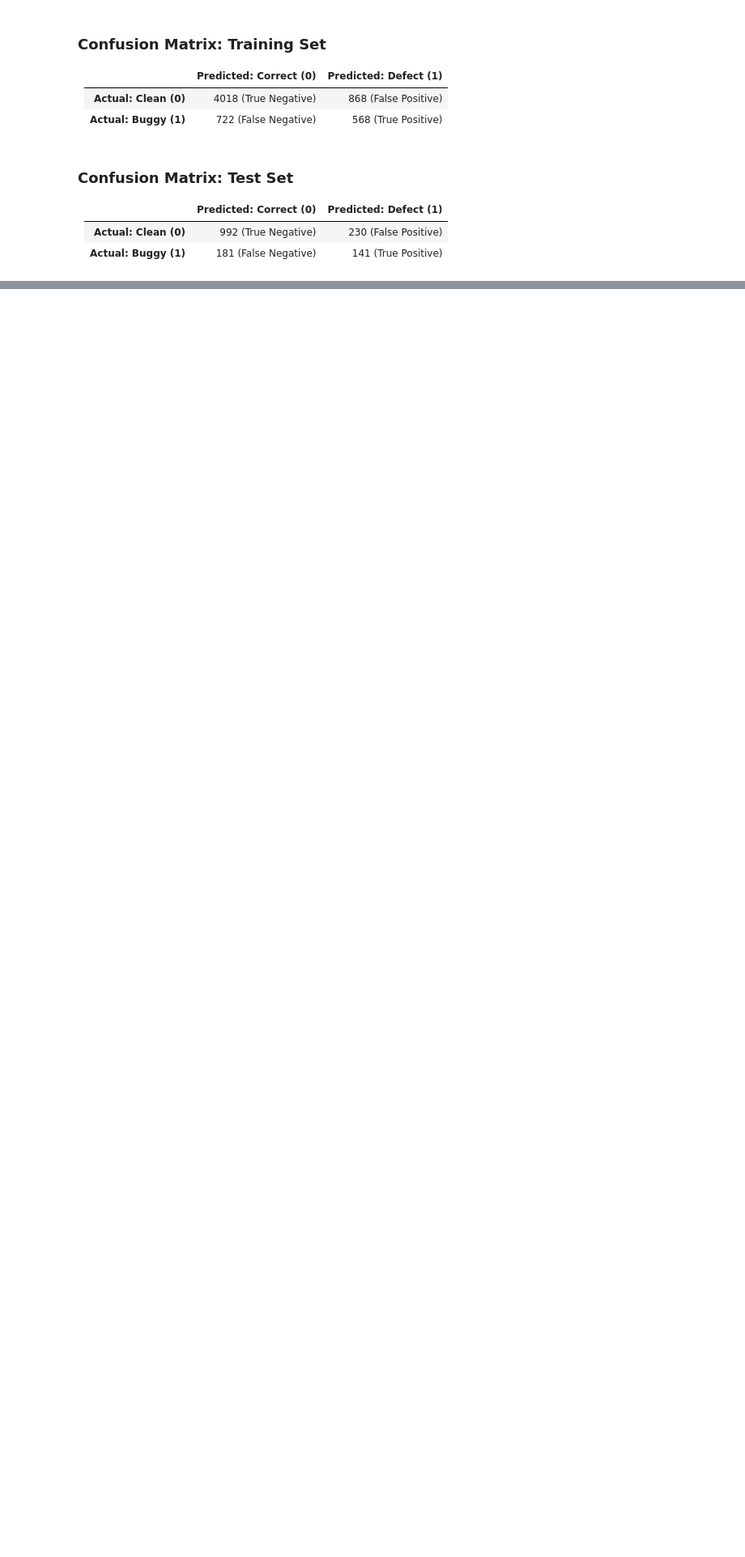
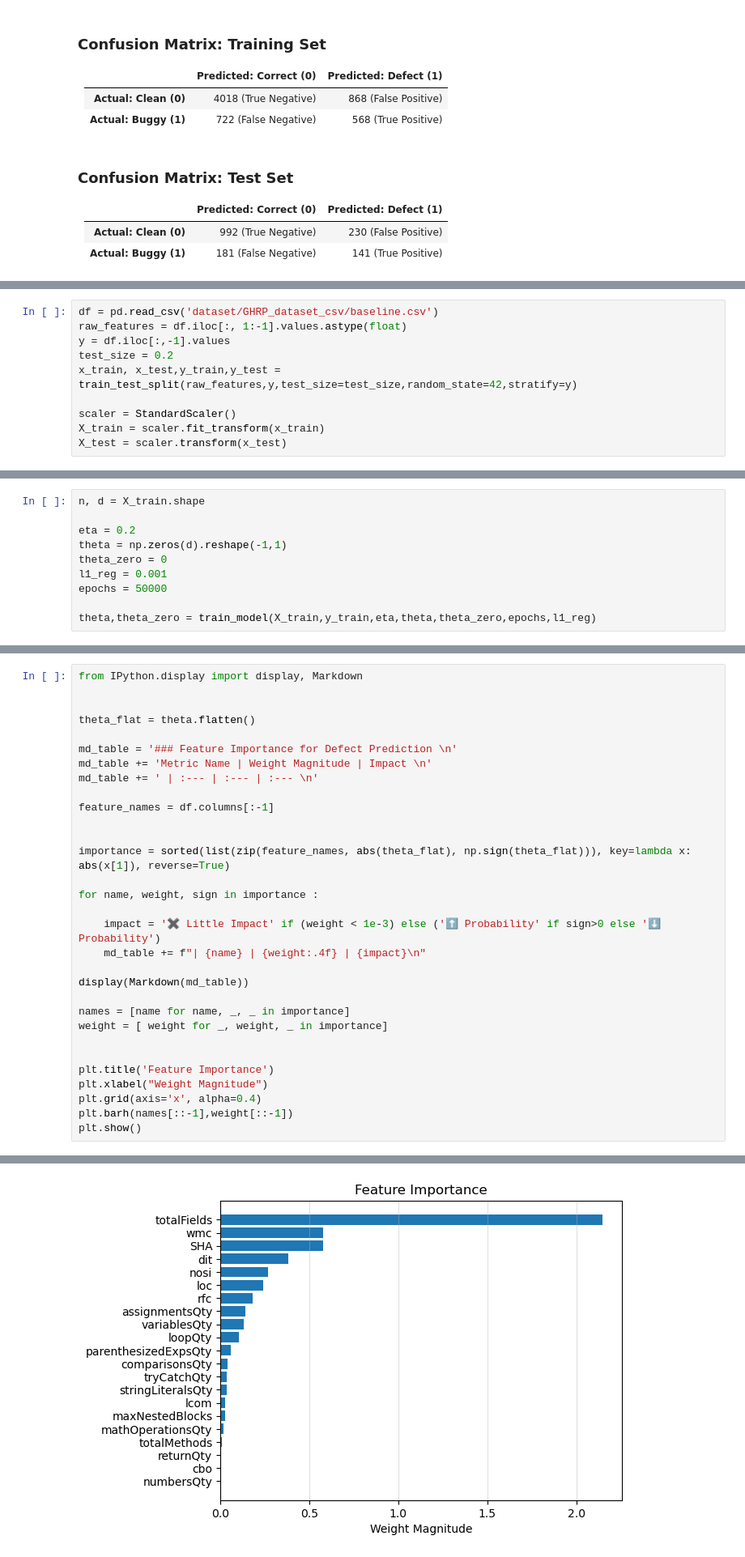
Before and after one commit to agoodyer/software-defect-prediction, a Jupyter notebook: logistic_regression_test.ipynb, the cells around one changed output, grey strips where cells are left out. Shown: that part at 81% size. Saved outputs shown, nothing was run; the diff lists cells and outputs as text; blank space fills up the shorter version.

```diff
--- a/logistic_regression_test.ipynb
+++ b/logistic_regression_test.ipynb
@@ -244,0 +251,10 @@ Metric Name | Weight Magnitude | Impact
+# %%
+df = pd.read_csv('dataset/GHRP_dataset_csv/baseline.csv')
+raw_features = df.iloc[:, 1:-1].values.astype(float)
+y = df.iloc[:,-1].values
+test_size = 0.2
+x_train, x_test,y_train,y_test = train_test_split(raw_features,y,test_size=test_size,random_state=42,stratify=y)
+
+scaler = StandardScaler()
+X_train = scaler.fit_transform(x_train)
+X_test = scaler.transform(x_test)
@@ -244,0 +293,10 @@ Metric Name | Weight Magnitude | Impact
+# %%
+n, d = X_train.shape
+
+eta = 0.2
+theta = np.zeros(d).reshape(-1,1)
+theta_zero = 0
+l1_reg = 0.001
+epochs = 50000
+
+theta,theta_zero = train_model(X_train,y_train,eta,theta,theta_zero,epochs,l1_reg)
@@ -244,0 +320,32 @@ Metric Name | Weight Magnitude | Impact
+# %%
+from IPython.display import display, Markdown
+
+
+theta_flat = theta.flatten()
+
+md_table = '### Feature Importance for Defect Prediction \n'
+md_table += 'Metric Name | Weight Magnitude | Impact \n'
+md_table += ' | :--- | :--- | :--- \n'
+
+feature_names = df.columns[:-1]
+
+
+importance = sorted(list(zip(feature_names, abs(theta_flat), np.sign(theta_flat))), key=lambda x: abs(x[1]), reverse=True)
+
+for name, weight, sign in importance :
+
+    impact = '✖ Little Impact' if (weight < 1e-3) else ('⬆ Probability' if sign>0 else '⬇ Probability')
+    md_table += f"| {name} | {weight:.4f} | {impact}\n"
+
+display(Markdown(md_table))
+
+names = [name for name, _, _ in importance]
+weight = [ weight for _, weight, _ in importance]
+
+
+plt.title('Feature Importance')
+plt.xlabel("Weight Magnitude")
+plt.grid(axis='x', alpha=0.4)
+plt.barh(names[::-1],weight[::-1])
+plt.show()
+# %% [output]
@@ -244,0 +376 @@ Metric Name | Weight Magnitude | Impact
+[figure, added]
```
Also changed, not shown: parts of 26 cells of this notebook, 3 other files.
